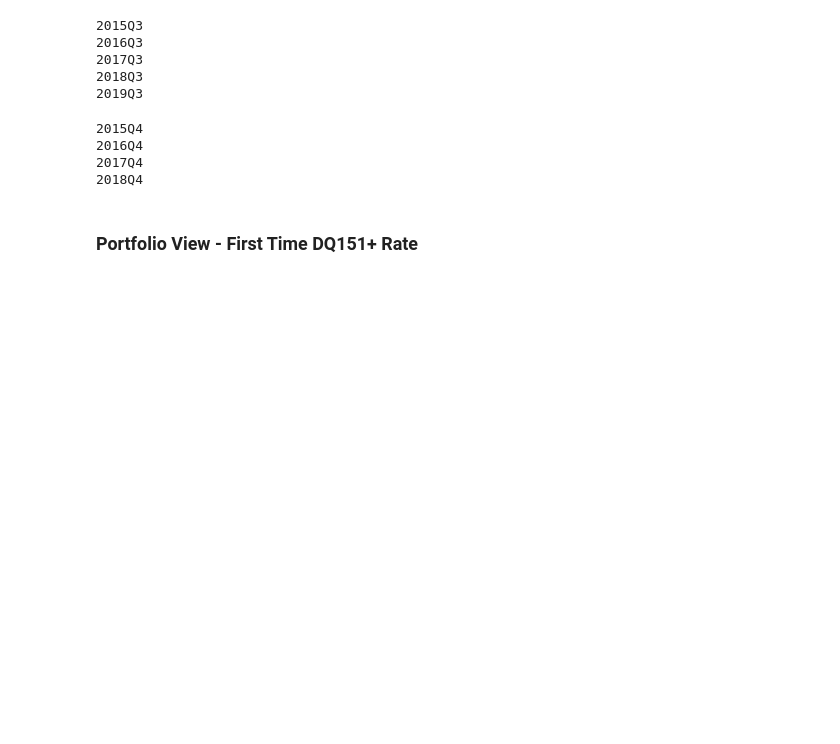
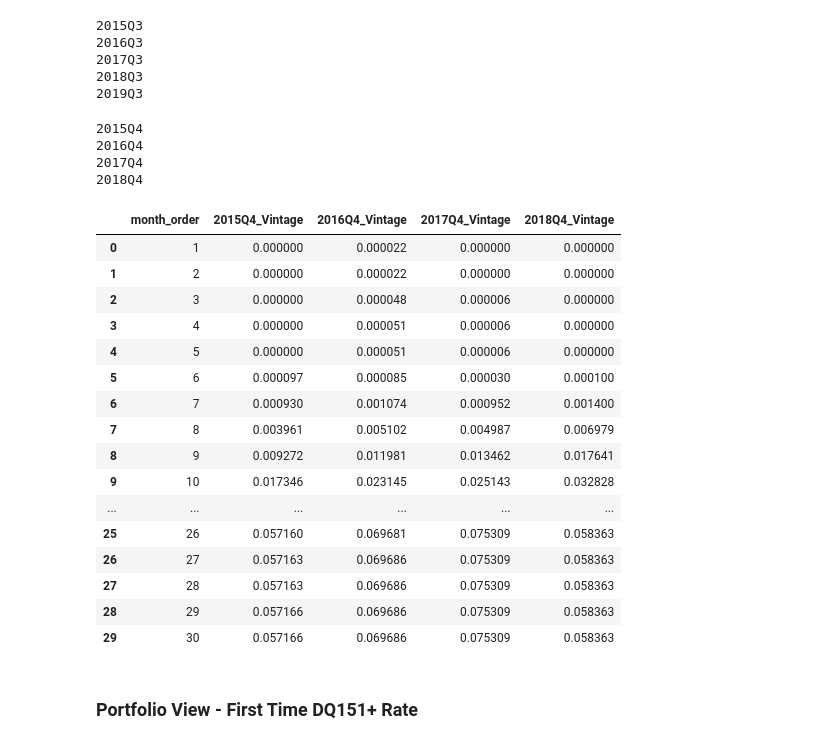
Before and after one commit to XuetingS/PP, a Jupyter notebook: src/12.09.ipynb, the cells around one changed output. Drawn from its saved outputs; the diff is of its cells as text; code cells hidden in the pictures; blank space fills up the shorter version.

```diff
--- a/src/12.09.ipynb
+++ b/src/12.09.ipynb
@@ -213,8 +340,8 @@ def vintage_dollar_view(df, YQ, vintage):
     return view
 # %%
 # Q1
-temp = pd.DataFrame(np.arange(1,31),columns = ['month_order'])
-Q1_vintage_list = [temp]
+# temp = pd.DataFrame(np.arange(1,31),columns = ['month_order'])
+Q1_vintage_list = []
 for i in range(int(len(YQ_list)/4)):
     print(YQ_list[i*4])
     view = vintage_dollar_view(Perf, YQ_list[i*4], x)
@@ -227,7 +354,7 @@ for i in range(int(len(YQ_list)/4)):
 2019Q1
 # %%
 # Q2
-Q2_vintage_list = [temp]
+Q2_vintage_list = []
 for i in range(int(len(YQ_list)/4)):
     print(YQ_list[1+i*4])
     view = vintage_dollar_view(Perf, YQ_list[1+i*4], x)
@@ -240,7 +367,7 @@ for i in range(int(len(YQ_list)/4)):
 2019Q2
 # %%
 # Q3
-Q3_vintage_list = [temp]
+Q3_vintage_list = []
 for i in range(int(len(YQ_list)/4)):
     print(YQ_list[2+i*4])
     view = vintage_dollar_view(Perf, YQ_list[2+i*4], x)
@@ -253,7 +380,7 @@ for i in range(int(len(YQ_list)/4)):
 2019Q3
 # %%
 # Q4
-Q4_vintage_list = [temp]
+Q4_vintage_list = []
 for i in range(int(len(YQ_list)/4)-1):
     print(YQ_list[3+i*4])
     view = vintage_dollar_view(Perf, YQ_list[3+i*4], x)
@@ -273,6 +400,26 @@ Q1_final.to_csv('../data/Q1_Dollar.csv',index = False)
 Q2_final.to_csv('../data/Q2_Dollar.csv',index = False)
 Q3_final.to_csv('../data/Q3_Dollar.csv',index = False)
 Q4_final.to_csv('../data/Q4_Dollar.csv',index = False)
+# %%
+Q4_final
+# %% [output]
+|  | month_order | 2015Q4_Vintage | 2016Q4_Vintage | 2017Q4_Vintage | 2018Q4_Vintage |
+| 0 | 1 | 0.000000 | 0.000022 | 0.000000 | 0.000000 |
+| 1 | 2 | 0.000000 | 0.000022 | 0.000000 | 0.000000 |
+| 2 | 3 | 0.000000 | 0.000048 | 0.000006 | 0.000000 |
+| 3 | 4 | 0.000000 | 0.000051 | 0.000006 | 0.000000 |
+| 4 | 5 | 0.000000 | 0.000051 | 0.000006 | 0.000000 |
+| 5 | 6 | 0.000097 | 0.000085 | 0.000030 | 0.000100 |
+| 6 | 7 | 0.000930 | 0.001074 | 0.000952 | 0.001400 |
+| 7 | 8 | 0.003961 | 0.005102 | 0.004987 | 0.006979 |
+| 8 | 9 | 0.009272 | 0.011981 | 0.013462 | 0.017641 |
+| 9 | 10 | 0.017346 | 0.023145 | 0.025143 | 0.032828 |
+| ... | ... | ... | ... | ... | ... |
+| 25 | 26 | 0.057160 | 0.069681 | 0.075309 | 0.058363 |
+| 26 | 27 | 0.057163 | 0.069686 | 0.075309 | 0.058363 |
+| 27 | 28 | 0.057163 | 0.069686 | 0.075309 | 0.058363 |
+| 28 | 29 | 0.057166 | 0.069686 | 0.075309 | 0.058363 |
+| 29 | 30 | 0.057166 | 0.069686 | 0.075309 | 0.058363 |
 # %% [markdown]
 ### Portfolio View - First Time DQ151+ Rate
 # %%
```
Also changed, not shown: parts of 32 cells of this notebook.
